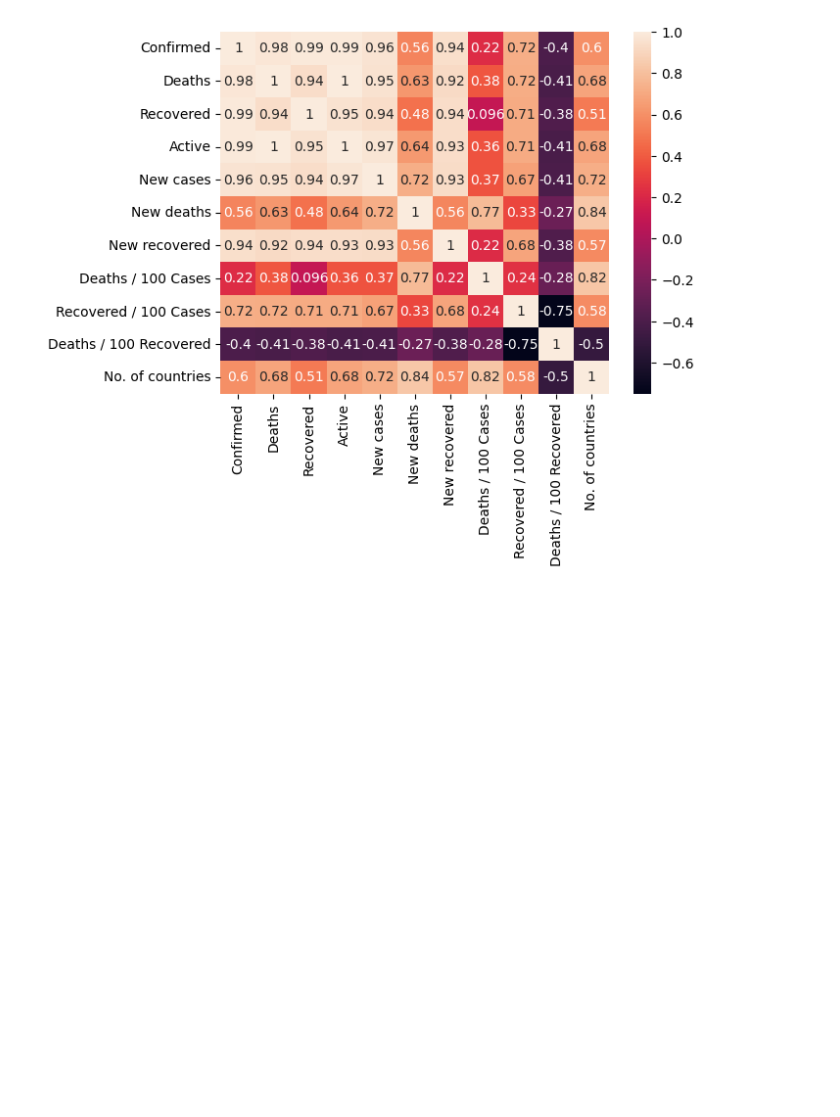
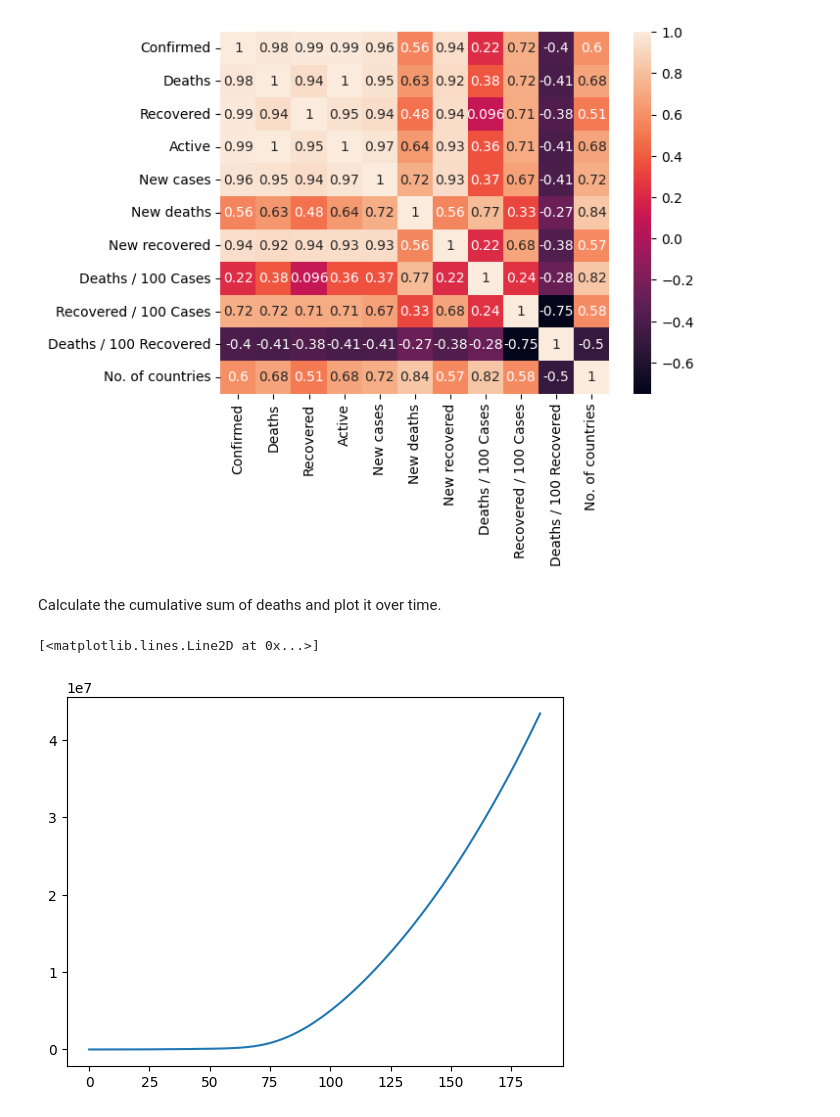
Before and after one commit to akxiit/Normal-Data-Visulization, a Jupyter notebook: notebooks/Covid-19/Day-wise.ipynb, the cells around one changed output. Drawn from its saved outputs; the diff is of its cells as text; code cells hidden in the pictures; blank space fills up the shorter version.

```diff
--- a/notebooks/Covid-19/Day-wise.ipynb
+++ b/notebooks/Covid-19/Day-wise.ipynb
@@ -69,3 +69,11 @@ sns.heatmap(temp, annot=True)
 # %% [output]
 <Axes: >
 [figure]
+# %% [markdown]
+Calculate the cumulative sum of deaths and plot it over time.
+# %%
+df['Deaths'].cumsum()
+plt.plot(df['Deaths'].cumsum())
+# %% [output]
+[<matplotlib.lines.Line2D at 0x...>]
+[figure, added]
```
